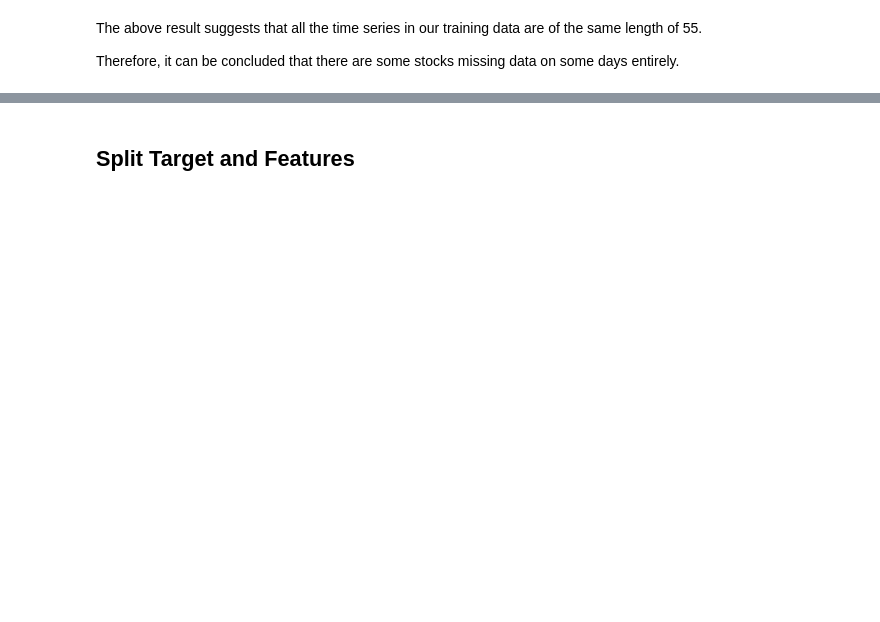
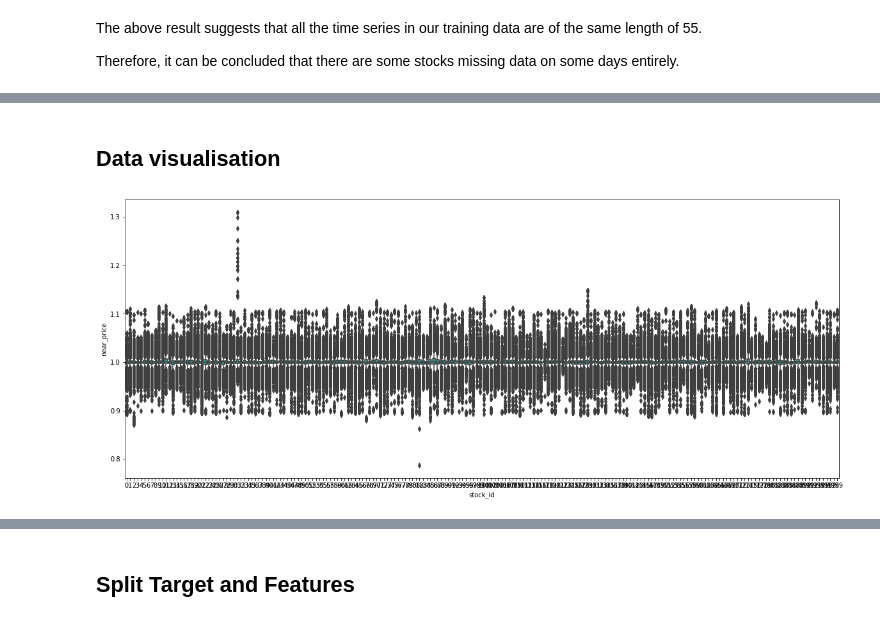
Before and after one commit to jea68/Predicting_StockPrice_Movements, a Jupyter notebook: Data Analyis and Feature Engineering.ipynb, the cells around one changed output, grey strips where cells are left out. Cells and saved outputs as stored; diff of their text form; code cells hidden in the pictures; blank space fills up the shorter version.

```diff
--- a/Data Analyis and Feature Engineering.ipynb
+++ b/Data Analyis and Feature Engineering.ipynb
@@ -134,0 +160,15 @@ df.groupby(['stock_id', 'date_id'])['near_price'].mean()
+# %% [markdown]
+## Data visualisation
+# %%
+import matplotlib.pyplot as plt
+import numpy as np
+import seaborn as sns
+
+plt.figure(figsize=(20,8)) # give fig size
+
+near_price = df[["stock_id", "near_price"]]
+g = sns.boxplot(x='stock_id', y='near_price', data=near_price, color="LightSeaGreen")
+
+plt.show()
+# %% [output]
+[figure, added]
```
Also changed, not shown: parts of 28 cells of this notebook, 1 other file.
